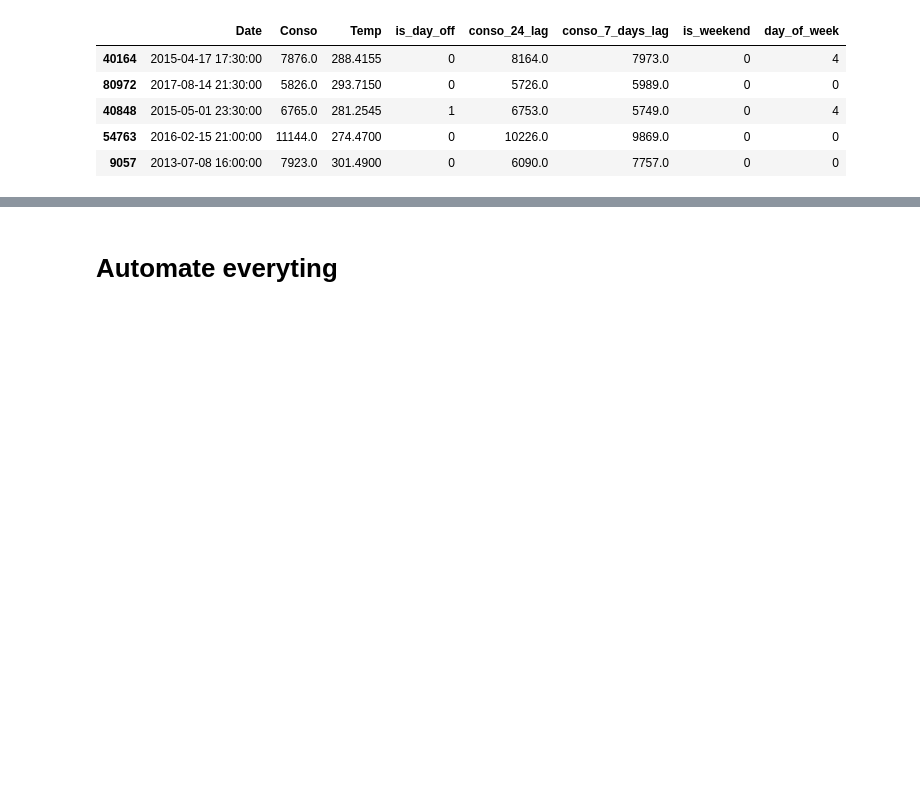
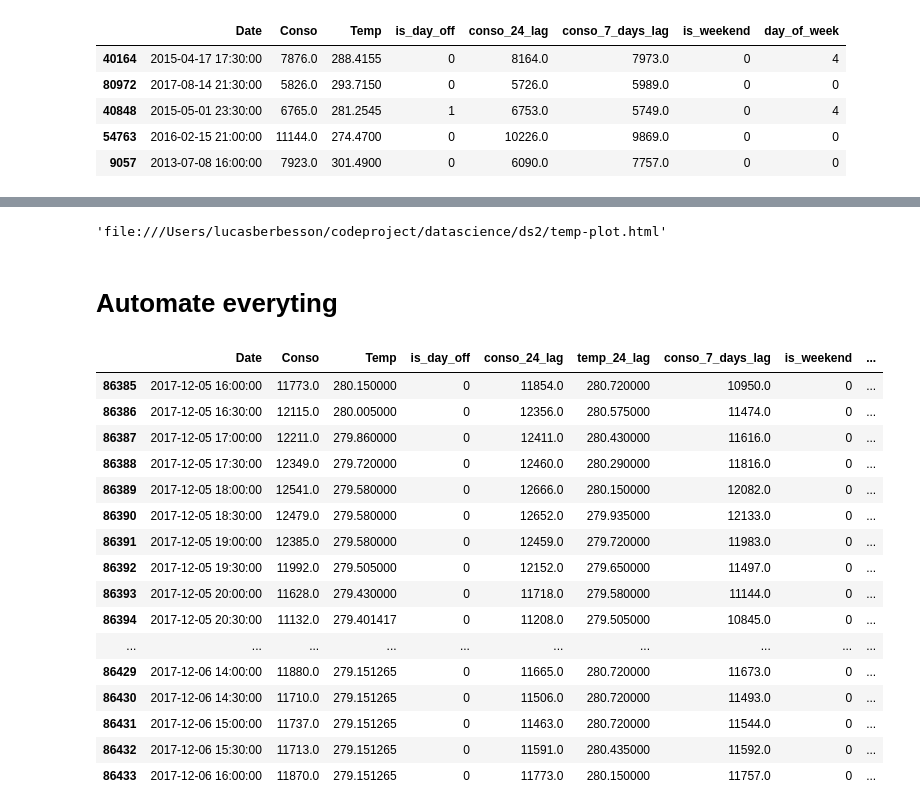
Before and after one commit to LucasBerbesson/ds2, a Jupyter notebook: 3.feature-engineering.ipynb, the cells around one changed output, grey strips where cells are left out. Drawn from its saved outputs; the diff is of its cells as text; code cells hidden in the pictures; blank space fills up the shorter version.

```diff
--- a/3.feature-engineering.ipynb
+++ b/3.feature-engineering.ipynb
@@ -142,3 +144,13 @@ df.sample(5)
+# %%
+df["temp_rolling_7_days"] = df["Temp"].rolling(window=336).mean()
+# %%
+import plotly.offline as py
+import plotly.graph_objs as go
+
+data = [go.Scatter( x=df[:10000]['Date'], y=(df[:10000]['Temp'])),go.Scatter( x=df[:10000]['Date'], y=(df[:10000]['temp_rolling_7_days']))]
+py.plot(data)
+# %% [output]
+'file:///Users/lucasberbesson/codeproject/datascience/ds2/temp-plot.html'
 # %% [markdown]
 # Automate everyting
 # %%
@@ -164,8 +176,33 @@ def get_data_with_features(consumption_csv="./data/eco2mix_regional_cons_def.csv
     df = get_data(consumption_csv,weather_csv)
     df['is_day_off'] = df['Date'].apply(compute_day_off)
     df['conso_24_lag'] = df['Conso'].shift(48)
+    df['temp_24_lag'] = df['Temp'].shift(48)
     df['conso_7_days_lag'] = df['Conso'].shift(336)
     df['is_weekend'] = df['Date'].apply(is_weekend)
     df['day_of_week']=df['Date'].dt.weekday
-    df.set_index("Date",inplace=True)
+    df["temp_rolling_7_days"] = df["Temp"].rolling(window=336).mean()
+    df['month']=df['Date'].dt.month
+    #df.set_index("Date",inplace=True)
     return df.dropna()
+# %%
+df = get_data_with_features()
+# %%
+df.tail(49)
+# %% [output]
+|  | Date | Conso | Temp | is_day_off | conso_24_lag | temp_24_lag | conso_7_days_lag | is_weekend | ... |
+| 86385 | 2017-12-05 16:00:00 | 11773.0 | 280.150000 | 0 | 11854.0 | 280.720000 | 10950.0 | 0 | ... |
+| 86386 | 2017-12-05 16:30:00 | 12115.0 | 280.005000 | 0 | 12356.0 | 280.575000 | 11474.0 | 0 | ... |
+| 86387 | 2017-12-05 17:00:00 | 12211.0 | 279.860000 | 0 | 12411.0 | 280.430000 | 11616.0 | 0 | ... |
+| 86388 | 2017-12-05 17:30:00 | 12349.0 | 279.720000 | 0 | 12460.0 | 280.290000 | 11816.0 | 0 | ... |
+| 86389 | 2017-12-05 18:00:00 | 12541.0 | 279.580000 | 0 | 12666.0 | 280.150000 | 12082.0 | 0 | ... |
+| 86390 | 2017-12-05 18:30:00 | 12479.0 | 279.580000 | 0 | 12652.0 | 279.935000 | 12133.0 | 0 | ... |
+| 86391 | 2017-12-05 19:00:00 | 12385.0 | 279.580000 | 0 | 12459.0 | 279.720000 | 11983.0 | 0 | ... |
+| 86392 | 2017-12-05 19:30:00 | 11992.0 | 279.505000 | 0 | 12152.0 | 279.650000 | 11497.0 | 0 | ... |
+| 86393 | 2017-12-05 20:00:00 | 11628.0 | 279.430000 | 0 | 11718.0 | 279.580000 | 11144.0 | 0 | ... |
+| 86394 | 2017-12-05 20:30:00 | 11132.0 | 279.401417 | 0 | 11208.0 | 279.505000 | 10845.0 | 0 | ... |
+| ... | ... | ... | ... | ... | ... | ... | ... | ... | ... |
+| 86429 | 2017-12-06 14:00:00 | 11880.0 | 279.151265 | 0 | 11665.0 | 280.720000 | 11673.0 | 0 | ... |
+| 86430 | 2017-12-06 14:30:00 | 11710.0 | 279.151265 | 0 | 11506.0 | 280.720000 | 11493.0 | 0 | ... |
+| 86431 | 2017-12-06 15:00:00 | 11737.0 | 279.151265 | 0 | 11463.0 | 280.720000 | 11544.0 | 0 | ... |
+| 86432 | 2017-12-06 15:30:00 | 11713.0 | 279.151265 | 0 | 11591.0 | 280.435000 | 11592.0 | 0 | ... |
+| 86433 | 2017-12-06 16:00:00 | 11870.0 | 279.151265 | 0 | 11773.0 | 280.150000 | 11757.0 | 0 | ... |
```
Also changed, not shown: parts of 8 cells of this notebook, 3 other files.
